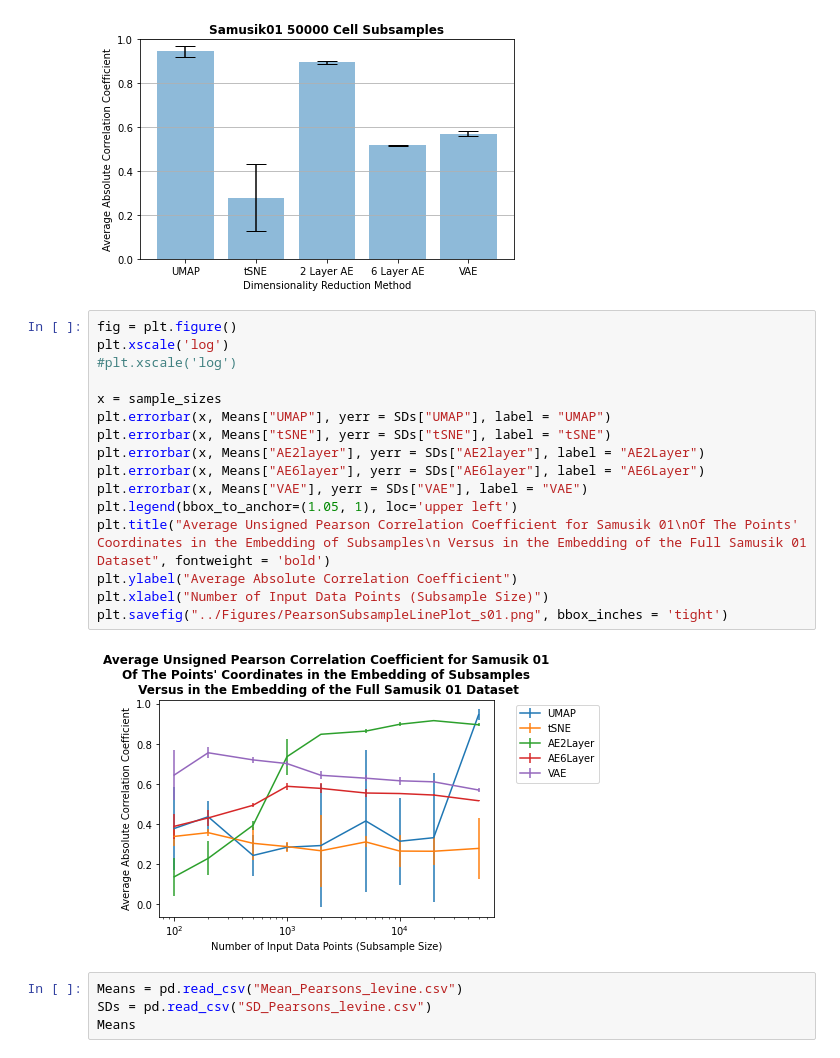
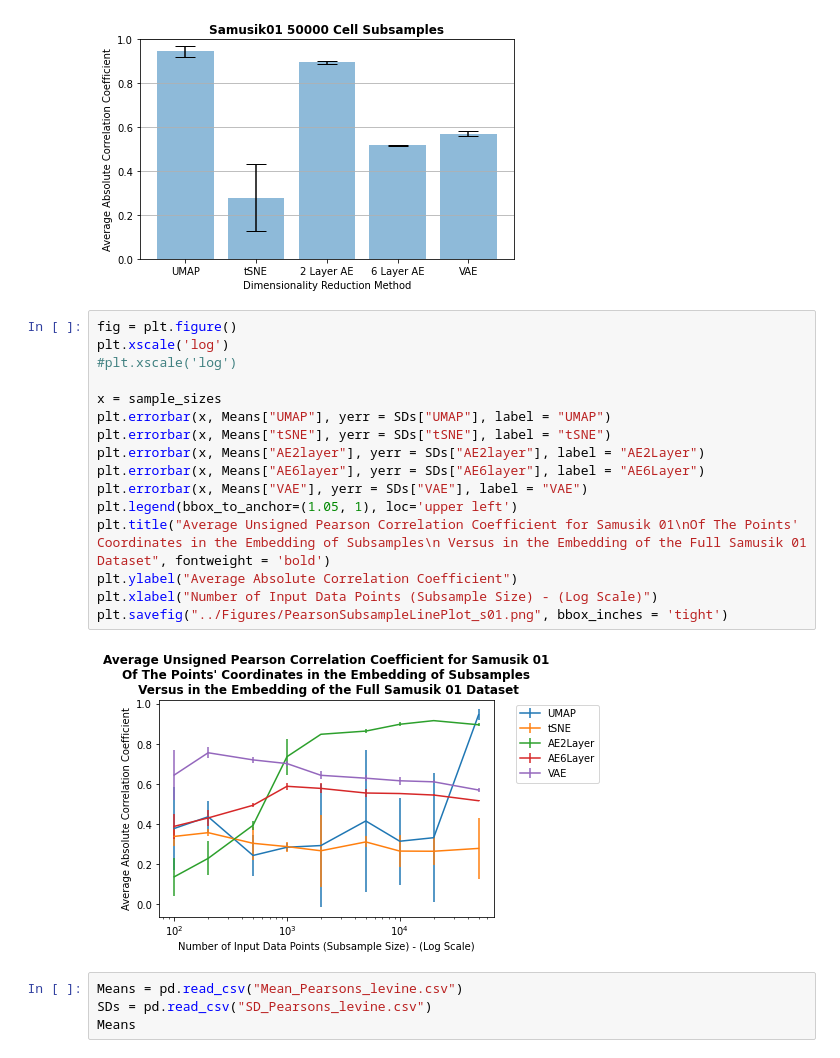
Before and after one commit to robbywaxman/GDAFinalProject, a Jupyter notebook: Metrics/PearsonCorrelationSubsampleMetrics.ipynb, the cells around one changed output. Drawn from its saved outputs; the diff is of its cells as text.

```diff
--- a/Metrics/PearsonCorrelationSubsampleMetrics.ipynb
+++ b/Metrics/PearsonCorrelationSubsampleMetrics.ipynb
@@ -60,21 +60,21 @@ for i in range(len(sample_sizes)):
 # %%
 fig = plt.figure()
 plt.xscale('log')
 #plt.xscale('log')
 
 x = sample_sizes
 plt.errorbar(x, Means["UMAP"], yerr = SDs["UMAP"], label = "UMAP")
 plt.errorbar(x, Means["tSNE"], yerr = SDs["tSNE"], label = "tSNE")
 plt.errorbar(x, Means["AE2layer"], yerr = SDs["AE2layer"], label = "AE2Layer")
 plt.errorbar(x, Means["AE6layer"], yerr = SDs["AE6layer"], label = "AE6Layer")
 plt.errorbar(x, Means["VAE"], yerr = SDs["VAE"], label = "VAE")
 plt.legend(bbox_to_anchor=(1.05, 1), loc='upper left')
 plt.title("Average Unsigned Pearson Correlation Coefficient for Samusik 01\nOf The Points' Coordinates in the Embedding of Subsamples\n Versus in the Embedding of the Full Samusik 01 Dataset", fontweight = 'bold')
 plt.ylabel("Average Absolute Correlation Coefficient")
-plt.xlabel("Number of Input Data Points (Subsample Size)")
+plt.xlabel("Number of Input Data Points (Subsample Size) - (Log Scale)")
 plt.savefig("../Figures/PearsonSubsampleLinePlot_s01.png", bbox_inches = 'tight')
 # %% [output]
-[figure, old version]
+[figure, new version]
 # %%
 Means = pd.read_csv("Mean_Pearsons_levine.csv")
 SDs = pd.read_csv("SD_Pearsons_levine.csv")
```
Also changed, not shown: parts of 1 cell of this notebook, 3 other files.
